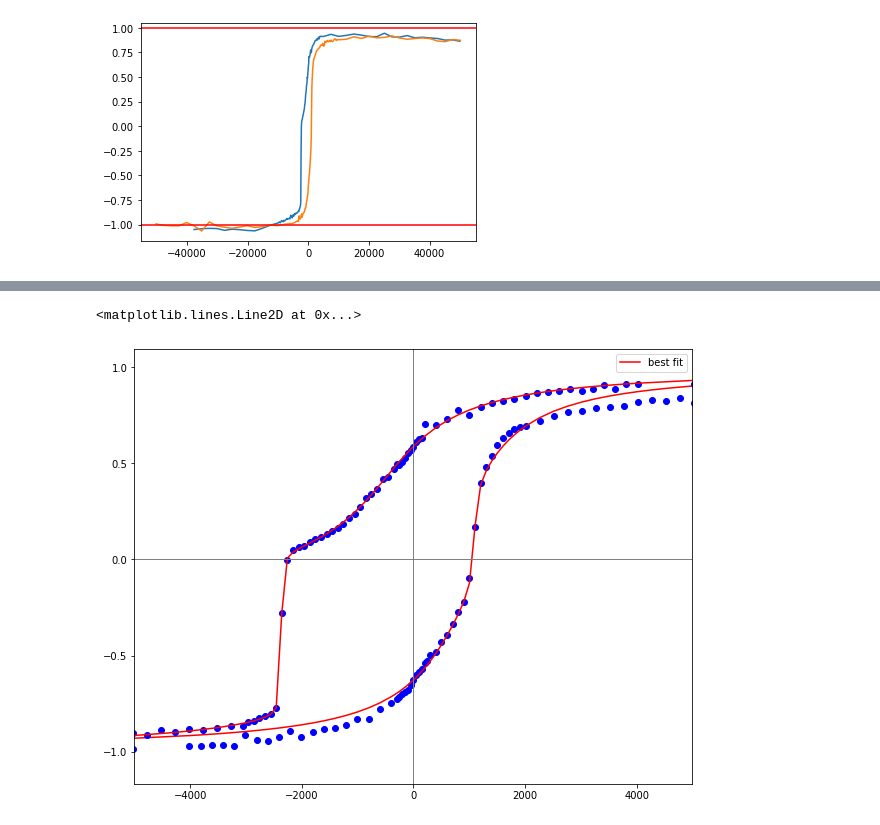
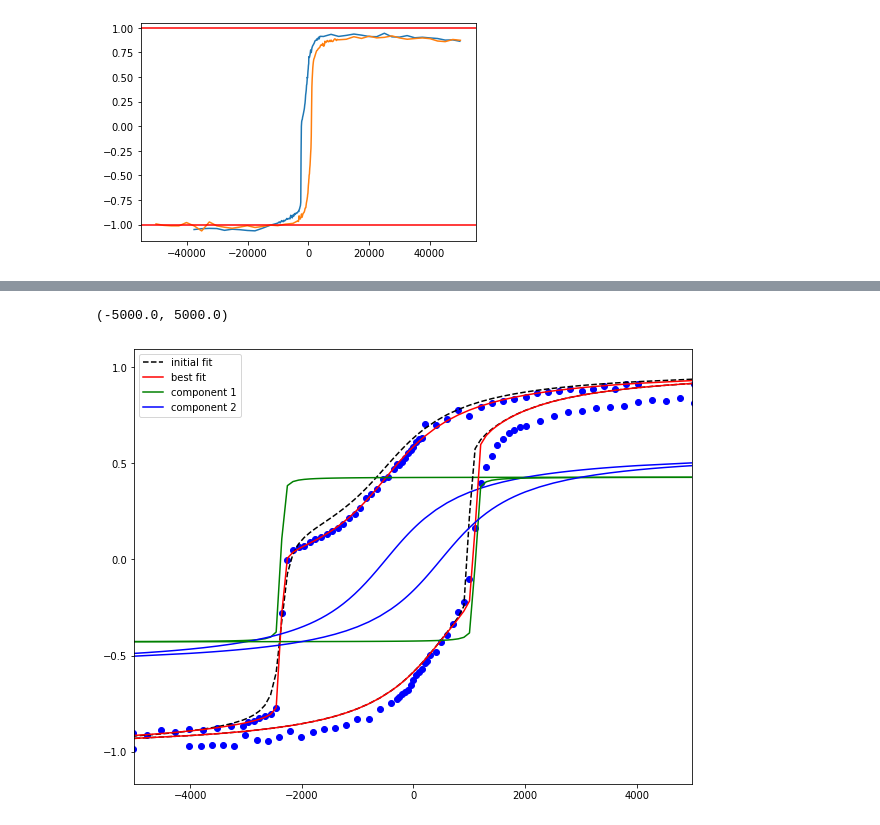
Before and after one commit to OliwiaP/First_Repo, a Jupyter notebook: hist_loop.ipynb, the cells around one changed output, grey strips where cells are left out. Cells and saved outputs as stored; diff of their text form; code cells hidden in the pictures.

```diff
--- a/hist_loop.ipynb
+++ b/hist_loop.ipynb
@@ -219,10 +292,0 @@ pars.add('H4', expr='H2')
-# %%
-def fu(x, M3, g3, H3, M4, g4, H4):
-    f3 = 2.0 / np.pi * M3 * np.arctan(g3*(x-H3))
-    f4 = 2.0 / np.pi * M4 * np.arctan(g4*(x-H4))
-    return (f3 + f4)
-
-modu = Model(fu)
-
-result2 = modu.fit(mun, x=hun, params=pars)
-print(result2.fit_report())
@@ -258,15 +293,40 @@ plt.xlim(-5000, 5000)
-# %%
-fig, ax = plt.subplots(figsize=(10,8))
-
-plt.plot(hln, mln, 'bo')
-plt.plot(hln, result.best_fit, 'r-', label='best fit')
-plt.plot(hun, mun, 'bo')
-plt.plot(hun, result2.best_fit, 'r-')
-plt.legend(loc='best')
-
-plt.xlim(-5000, 5000)
-plt.axhline(linewidth=1, color='grey')
-plt.axvline(linewidth=1, color='grey')
-# %% [output]
-<matplotlib.lines.Line2D at 0x...>
-[figure, removed]
+# %%
+fig, ax = plt.subplots(figsize=(10,8))
+
+# wyrysowanie wszystkich krzywych
+
+plt.plot(hun, mun, 'bo')
+plt.plot(hun, result.init_fit, 'k--', label='initial fit')
+plt.plot(hun, result.best_fit, 'r-', label='best fit')
+
+plt.plot(hun, mod_comp1.eval(x=hun,
+                             M1=result.best_values['M1'],
+                             g1=result.best_values['g1'],
+                             H1=result.best_values['H1']),
+         'g-', label='component 1')
+plt.plot(hun, mod_comp2.eval(x=hun,
+                             M2=result.best_values['M2'],
+                             g2=result.best_values['g2'],
+                             H2=result.best_values['H2']),
+         'b-', label='component 2')
+
+plt.plot(hln, mln, 'bo')
+plt.plot(hln, result2.init_fit, 'k--')
+plt.plot(hln, result2.best_fit, 'r-')
+
+plt.plot(hln, mod_comp3.eval(x=hln,
+                             M3=result.best_values['M1'],
+                             g3=result.best_values['g1'],
+                             H3=result2.best_values['H3']),
+                            'g-')
+plt.plot(hln, mod_comp4.eval(x=hln,
+                             M4 = result.best_values['M2'],
+                             g4 = result.best_values['g2'],
+                             H4 = 0 - result.best_values['H2']),
+                            'b-')
+
+plt.legend(loc='best')
+plt.xlim(-5000, 5000)
+# %% [output]
+(-5000.0, 5000.0)
+[figure, added]
```
Also changed, not shown: parts of 15 cells of this notebook.
